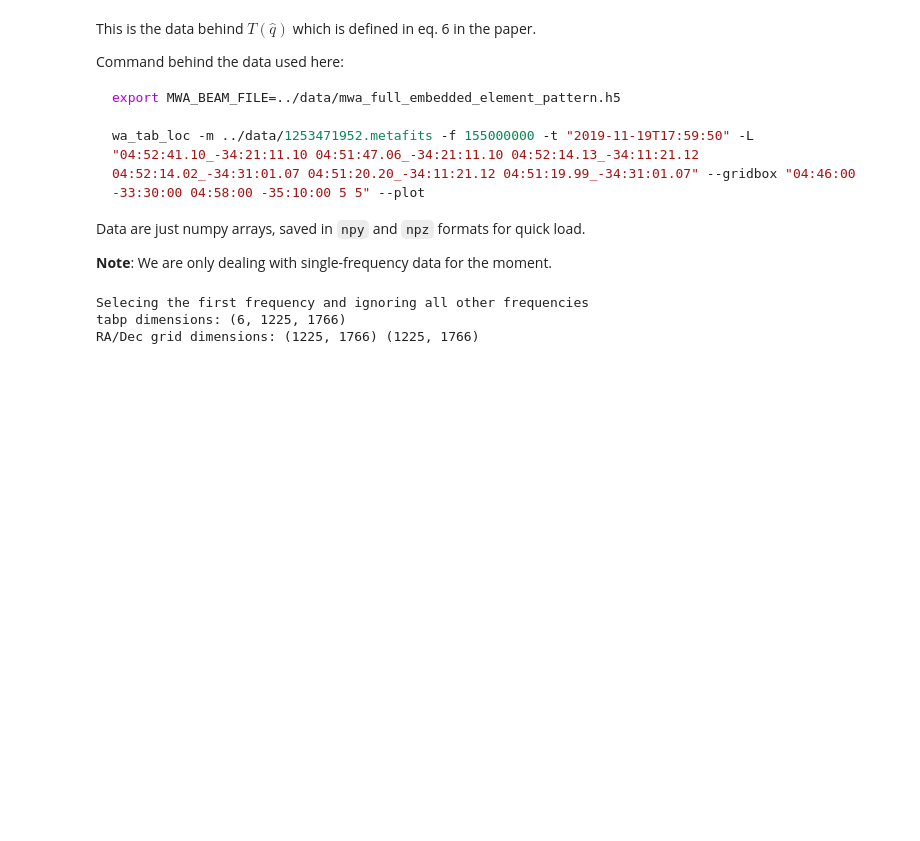
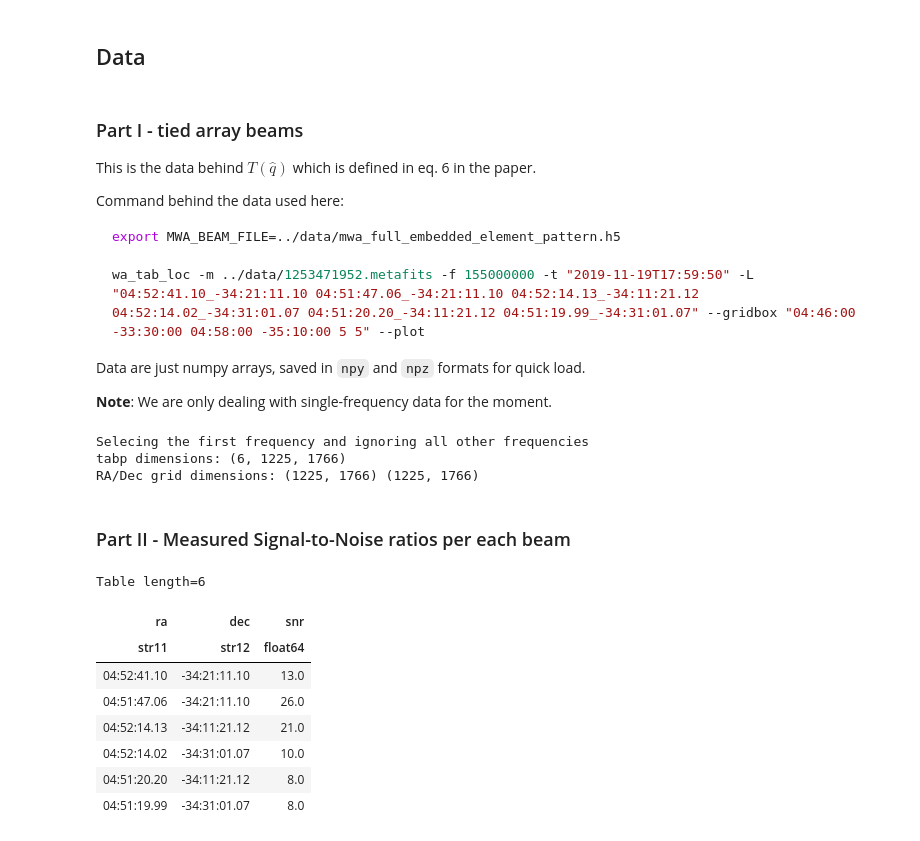
Before and after one commit to CIRA-Pulsars-and-Transients-Group/mwa-vcs-localise, a Jupyter notebook: statistics_tests/explorations_seeKAT.ipynb, the cells around one changed output. Drawn from its saved outputs; the diff is of its cells as text; code cells hidden in the pictures; blank space fills up the shorter version.

```diff
--- a/statistics_tests/explorations_seeKAT.ipynb
+++ b/statistics_tests/explorations_seeKAT.ipynb
@@ -38,4 +36,8 @@ arviz==0.12.1
+# %% [markdown]
+## Data
 # %% [markdown]
+### Part I - tied array beams
+
 This is the data behind $T(\hat{q})$ which is defined in eq. 6 in the paper.
 
 Command behind the data used here:
@@ -49,24 +51,42 @@ wa_tab_loc -m ../data/1253471952.metafits -f 155000000 -t "2019-11-19T17:59:50"
 Data are just numpy arrays, saved in `npy` and `npz` formats for quick load.
 
 **Note**: We are only dealing with single-frequency data for the moment.
-# %%
-def data_reader(tabp_file, grid_file):
-    tabp_look = np.load(tabp_file)
-    print("Selecing the first frequency and ignoring all other frequencies")
-    tabp_look = tabp_look[:,0,:,:]
-    grid_ra = np.load(grid_file)['arr_0']
-    grid_dec = np.load(grid_file)['arr_1']
-    #product = np.sum(tabp_look.mean(axis=1), axis=0)
-    print('tabp dimensions:', tabp_look.shape)
-    #print('product dimensions:', product.shape)
-    print('RA/Dec grid dimensions:', grid_ra.shape, grid_dec.shape)
-
-    return tabp_look, grid_ra, grid_dec
-
-
-TABP_LOOK, GRID_RA, GRID_DEC = data_reader('./tabp_look.npy', './grid.npz')
-# %% [output]
-Selecing the first frequency and ignoring all other frequencies
-tabp dimensions: (6, 1225, 1766)
-RA/Dec grid dimensions: (1225, 1766) (1225, 1766)
+# %%
+def data_reader(tabp_file, grid_file):
+    tabp_look = np.load(tabp_file)
+    print("Selecing the first frequency and ignoring all other frequencies")
+    tabp_look = tabp_look[:,0,:,:]
+    grid_ra = np.load(grid_file)['arr_0']
+    grid_dec = np.load(grid_file)['arr_1']
+    #product = np.sum(tabp_look.mean(axis=1), axis=0)
+    print('tabp dimensions:', tabp_look.shape)
+    #print('product dimensions:', product.shape)
+    print('RA/Dec grid dimensions:', grid_ra.shape, grid_dec.shape)
+
+    return tabp_look, grid_ra, grid_dec
+
+
+TABP_LOOK, GRID_RA, GRID_DEC = data_reader('./tabp_look.npy', './grid.npz')
+# %% [output]
+Selecing the first frequency and ignoring all other frequencies
+tabp dimensions: (6, 1225, 1766)
+RA/Dec grid dimensions: (1225, 1766) (1225, 1766)
+# %% [markdown]
+### Part II - Measured Signal-to-Noise ratios per each beam
+# %%
+OBS_SNR_TABLE = Table.read('obs_snr.dat', format='csv')
+OBS_SNR = OBS_SNR_TABLE['snr'].value
+OBS_BEAM_CENTERS = SkyCoord(OBS_SNR_TABLE['ra'],OBS_SNR_TABLE['dec'],frame='icrs',unit=(u.hourangle, u.deg))
+
+OBS_SNR_TABLE
+# %% [output]
+Table length=6
+| ra | dec | snr |
+| str11 | str12 | float64 |
+| 04:52:41.10 | -34:21:11.10 | 13.0 |
+| 04:51:47.06 | -34:21:11.10 | 26.0 |
+| 04:52:14.13 | -34:11:21.12 | 21.0 |
+| 04:52:14.02 | -34:31:01.07 | 10.0 |
+| 04:51:20.20 | -34:11:21.12 | 8.0 |
+| 04:51:19.99 | -34:31:01.07 | 8.0 |
 # %% [markdown]
```
Also changed, not shown: parts of 16 cells of this notebook.
